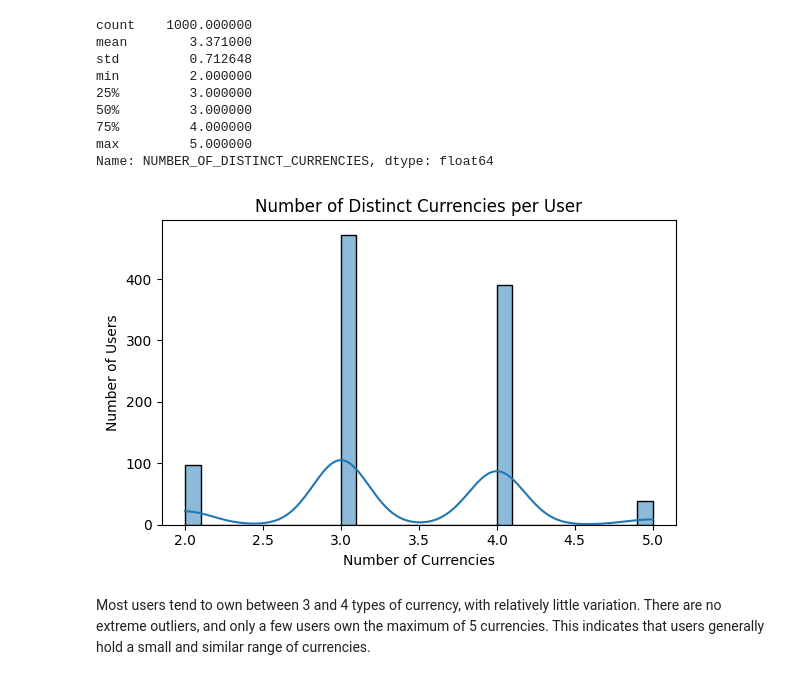
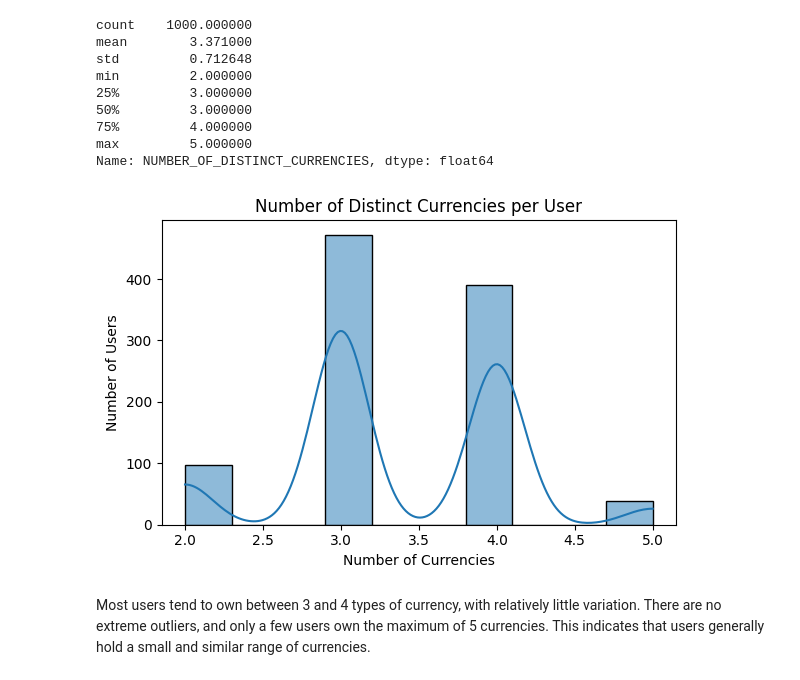
Before and after one commit to ycyuchengliu/coinbase_note, a Jupyter notebook: Coinbase_Data_HW.ipynb, the cells around one changed output. Drawn from its saved outputs; the diff is of its cells as text; code cells hidden in the pictures.

```diff
--- a/Coinbase_Data_HW.ipynb
+++ b/Coinbase_Data_HW.ipynb
@@ -168,9 +168,9 @@ min         2.000000
 max         5.000000
 Name: NUMBER_OF_DISTINCT_CURRENCIES, dtype: float64
 # %%
-get_simple_plot(number_of_currency_per_user['NUMBER_OF_DISTINCT_CURRENCIES'], 'Number of Distinct Currencies per User', 'Number of Currencies', 'Number of Users', 0.1)
+get_simple_plot(number_of_currency_per_user['NUMBER_OF_DISTINCT_CURRENCIES'], 'Number of Distinct Currencies per User', 'Number of Currencies', 'Number of Users', 0.3)
 # %% [output]
-[figure, old version]
+[figure, new version]
 # %% [markdown]
 Most users tend to own between 3 and 4 types of currency, with relatively little variation. There are no extreme outliers, and only a few users own the maximum of 5 currencies. This indicates that users generally hold a small and similar range of currencies.
 # %% [markdown]
```
Also changed, not shown: parts of 1 cell of this notebook.
